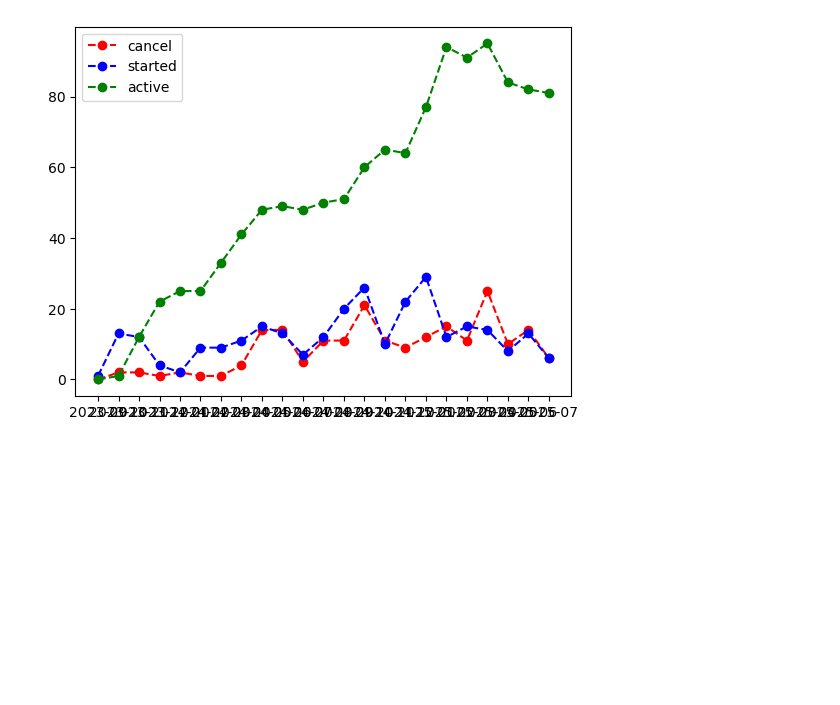
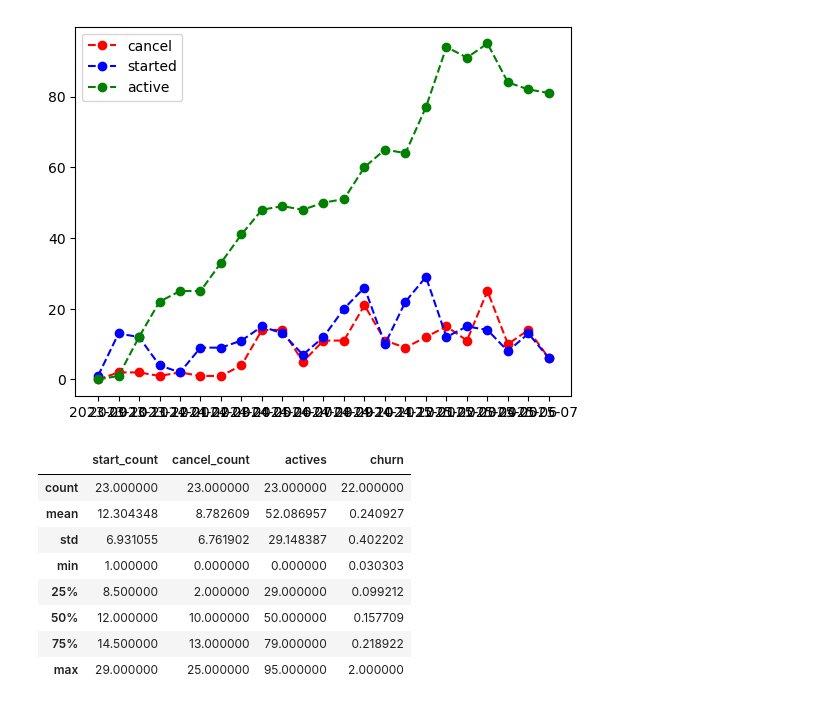
Before and after one commit to nogur9/Shir-Analysis, a Jupyter notebook: notebooks/analysis_visualization.ipynb, the cells around one changed output. Saved outputs shown, nothing was run; the diff lists cells and outputs as text; code cells hidden in the pictures; blank space fills up the shorter version.

```diff
--- a/notebooks/analysis_visualization.ipynb
+++ b/notebooks/analysis_visualization.ipynb
@@ -55,3 +97,15 @@ plt.legend()
 plt.show()
 # %% [output]
 [figure]
+# %%
+counts.describe()
+# %% [output]
+|  | start_count | cancel_count | actives | churn |
+| count | 23.000000 | 23.000000 | 23.000000 | 22.000000 |
+| mean | 12.304348 | 8.782609 | 52.086957 | 0.240927 |
+| std | 6.931055 | 6.761902 | 29.148387 | 0.402202 |
+| min | 1.000000 | 0.000000 | 0.000000 | 0.030303 |
+| 25% | 8.500000 | 2.000000 | 29.000000 | 0.099212 |
+| 50% | 12.000000 | 10.000000 | 50.000000 | 0.157709 |
+| 75% | 14.500000 | 13.000000 | 79.000000 | 0.218922 |
+| max | 29.000000 | 25.000000 | 95.000000 | 2.000000 |
```
Also changed, not shown: parts of 4 cells of this notebook, 2 other files.
